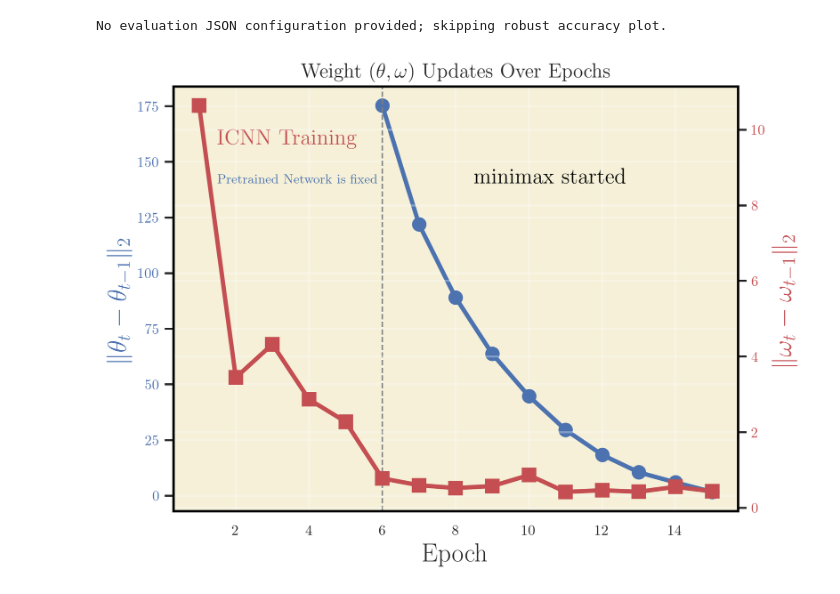
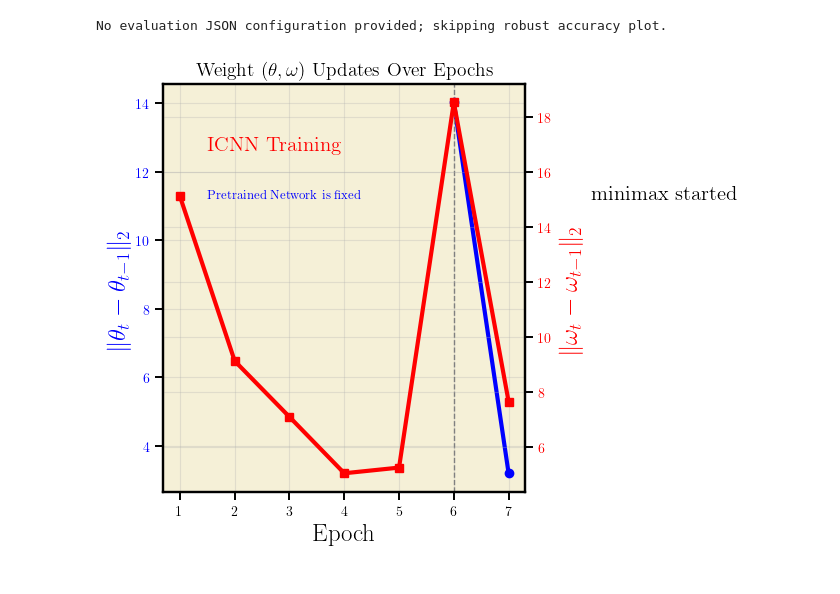
Before and after one commit to alirezaabdollahpour/W-DRO-LAT, a Jupyter notebook: plot.ipynb, the cells around one changed output. Cells and saved outputs as stored; diff of their text form; code cells hidden in the pictures.

```diff
--- a/plot.ipynb
+++ b/plot.ipynb
@@ -647,7 +647,7 @@ import seaborn as sns
 
 # results = pd.read_csv("/mnt/lts4/scratch/students/aabdolla/LAT/results/jacobian_logs/20251105-172621/jacobian_epoch_stats.csv")
 # results = pd.read_csv("/mnt/lts4/scratch/students/aabdolla/LAT/results/jacobian_logs/20251105-182254/jacobian_epoch_stats.csv")
-results = pd.read_csv("results/jacobian_logs/20251106-091108/jacobian_epoch_stats.csv")
+results = pd.read_csv("/mnt/lts4/scratch/students/aabdolla/LAT/results/jacobian_logs/20251115-210544/jacobian_epoch_stats.csv")
 # print(results.head())
 theta_weight_delta = results["theta_weight_delta"].iloc[-1]
 
@@ -656,7 +656,7 @@ theta_weight_delta = results["theta_weight_delta"].iloc[5:]
 icnn_weight_delta = results["icnn_weight_delta"].iloc[-1]
 
 # bacause icnn_weight_delta's values are much lower thatn theta_weight_delta, we should plot them on separate y-axes
-fig, ax1 = plt.subplots(figsize=(7, 5.2), dpi=300)
+fig, ax1 = plt.subplots(figsize=(7, 5.2), dpi=100)
 ax2 = ax1.twinx()
 ax1.plot(results["epoch"].iloc[5:], theta_weight_delta, label="$\\theta$ Weight Differences", color='b', marker='o')
 ax2.plot(results["epoch"], results["icnn_weight_delta"], label="$\\text{ICNN}(\omega)$ Weight Differences", color='r', marker='s')
@@ -672,31 +672,31 @@ ax1.axvline(x=6, color='gray', linestyle='--', linewidth=1)
 ax1.text(1.5, max(theta_weight_delta)*0.9, "ICNN Training", color='r', fontsize=15)
 ax1.text(1.5, max(theta_weight_delta)*0.8, "Pretrained Network is fixed", color='b', fontsize=9)
 ax1.text(8.5, max(theta_weight_delta)*0.8, "minimax started", color='black', fontsize=15)
 # adjust layout
 fig.tight_layout()
 # plt.legend(loc='upper right')
 plt.grid(alpha=0.3)
 # grid for ax1
 ax1.grid(alpha=0.3)
 ax2.grid(alpha=0.3)
 # ax1.grid(axis="y", which="major", linestyle=(0, (4, 4)), linewidth=0.5,
 #             color='#ADD8E6', alpha=0.45)
 # # grid for ax2
 # ax2.grid(axis="y", which="major", linestyle=(0, (4, 4)), linewidth=0.5,
 #             color='#FFB6C1', alpha= 0.45)
 
 plt.show()
 
 
 # # plot them separately where the x-axis is epoch and y-axis is weight delta
 # plt.figure(figsize=(4, 3))
 # plt.plot(results["epoch"].iloc[5:], theta_weight_delta, label="Theta Weight Delta", marker='o')
 # plt.plot(results["epoch"], results["icnn_weight_delta"], label="ICNN Weight Delta", marker='s')
 # plt.xlabel("Epoch")
 # plt.ylabel("Weight Delta")
 # plt.title("Weight Deltas over Epochs")
 # plt.legend()
 # plt.grid()
 # plt.show()
 # %% [output]
-[figure, old version]
+[figure, new version]
```
Also changed, not shown: 6 other files.
